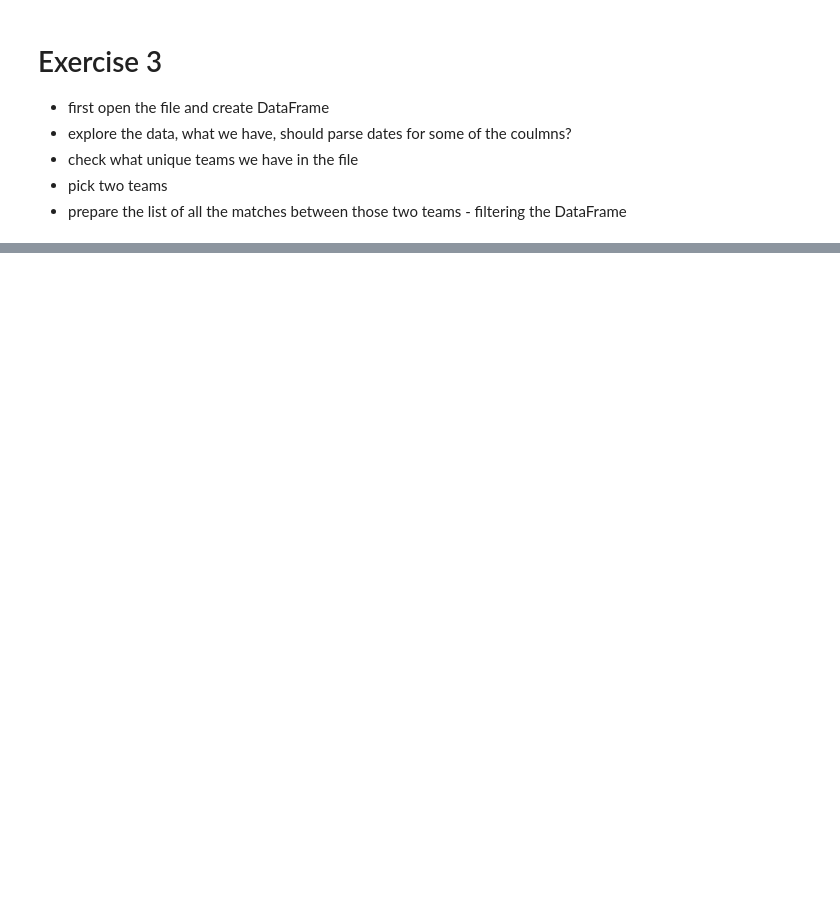
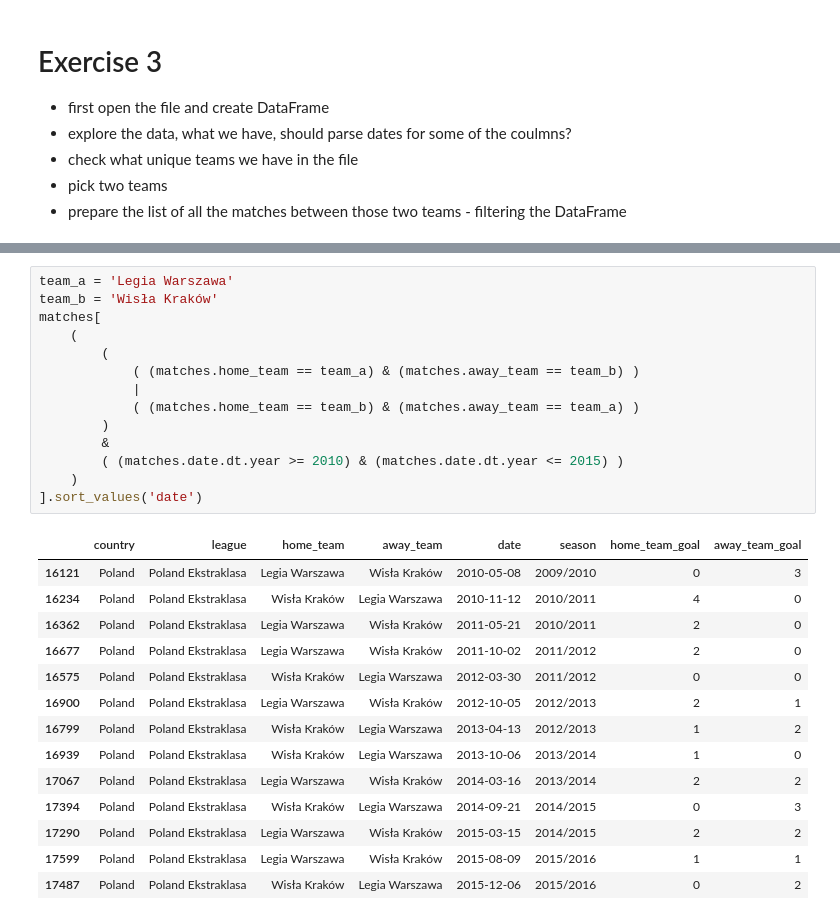
Before and after one commit to piotrgradzinski/dap_20230114, a Jupyter notebook: day_6_pgg/ex_3.ipynb, the cells around one changed output, grey strips where cells are left out. Drawn from its saved outputs; the diff is of its cells as text; blank space fills up the shorter version.

```diff
--- a/day_6_pgg/ex_3.ipynb
+++ b/day_6_pgg/ex_3.ipynb
@@ -27,0 +94,29 @@ matches
+# %%
+team_a = 'Legia Warszawa'
+team_b = 'Wisła Kraków'
+matches[
+    (
+        (
+            ( (matches.home_team == team_a) & (matches.away_team == team_b) )
+            |
+            ( (matches.home_team == team_b) & (matches.away_team == team_a) )
+        )
+        &
+        ( (matches.date.dt.year >= 2010) & (matches.date.dt.year <= 2015) )
+    )
+].sort_values('date')
+# %% [output]
+|  | country | league | home_team | away_team | date | season | home_team_goal | away_team_goal |
+| 16121 | Poland | Poland Ekstraklasa | Legia Warszawa | Wisła Kraków | 2010-05-08 | 2009/2010 | 0 | 3 |
+| 16234 | Poland | Poland Ekstraklasa | Wisła Kraków | Legia Warszawa | 2010-11-12 | 2010/2011 | 4 | 0 |
+| 16362 | Poland | Poland Ekstraklasa | Legia Warszawa | Wisła Kraków | 2011-05-21 | 2010/2011 | 2 | 0 |
+| 16677 | Poland | Poland Ekstraklasa | Legia Warszawa | Wisła Kraków | 2011-10-02 | 2011/2012 | 2 | 0 |
+| 16575 | Poland | Poland Ekstraklasa | Wisła Kraków | Legia Warszawa | 2012-03-30 | 2011/2012 | 0 | 0 |
+| 16900 | Poland | Poland Ekstraklasa | Legia Warszawa | Wisła Kraków | 2012-10-05 | 2012/2013 | 2 | 1 |
+| 16799 | Poland | Poland Ekstraklasa | Wisła Kraków | Legia Warszawa | 2013-04-13 | 2012/2013 | 1 | 2 |
+| 16939 | Poland | Poland Ekstraklasa | Wisła Kraków | Legia Warszawa | 2013-10-06 | 2013/2014 | 1 | 0 |
+| 17067 | Poland | Poland Ekstraklasa | Legia Warszawa | Wisła Kraków | 2014-03-16 | 2013/2014 | 2 | 2 |
+| 17394 | Poland | Poland Ekstraklasa | Wisła Kraków | Legia Warszawa | 2014-09-21 | 2014/2015 | 0 | 3 |
+| 17290 | Poland | Poland Ekstraklasa | Legia Warszawa | Wisła Kraków | 2015-03-15 | 2014/2015 | 2 | 2 |
+| 17599 | Poland | Poland Ekstraklasa | Legia Warszawa | Wisła Kraków | 2015-08-09 | 2015/2016 | 1 | 1 |
+| 17487 | Poland | Poland Ekstraklasa | Wisła Kraków | Legia Warszawa | 2015-12-06 | 2015/2016 | 0 | 2 |
```
Also changed, not shown: parts of 6 cells of this notebook, 2 other files.
